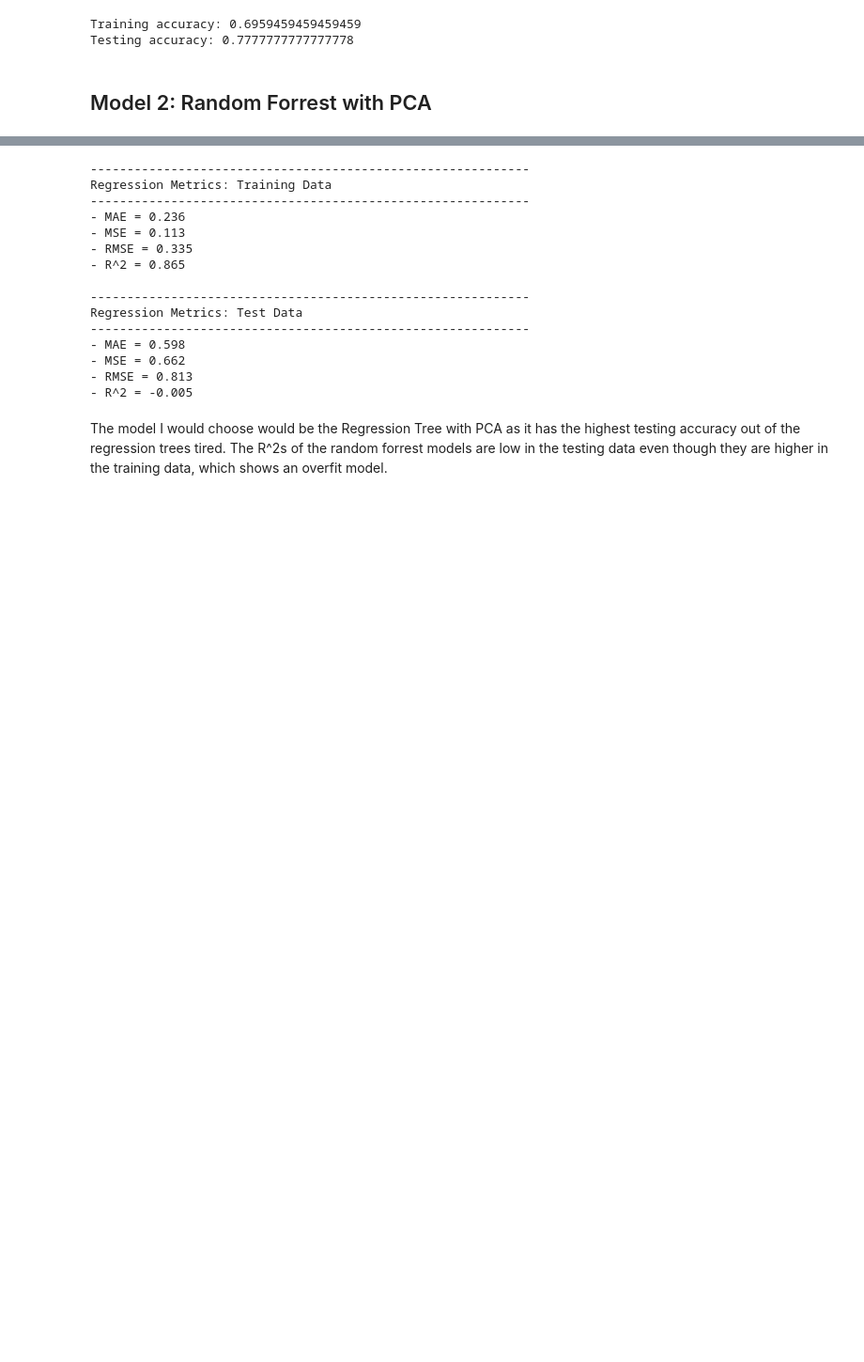
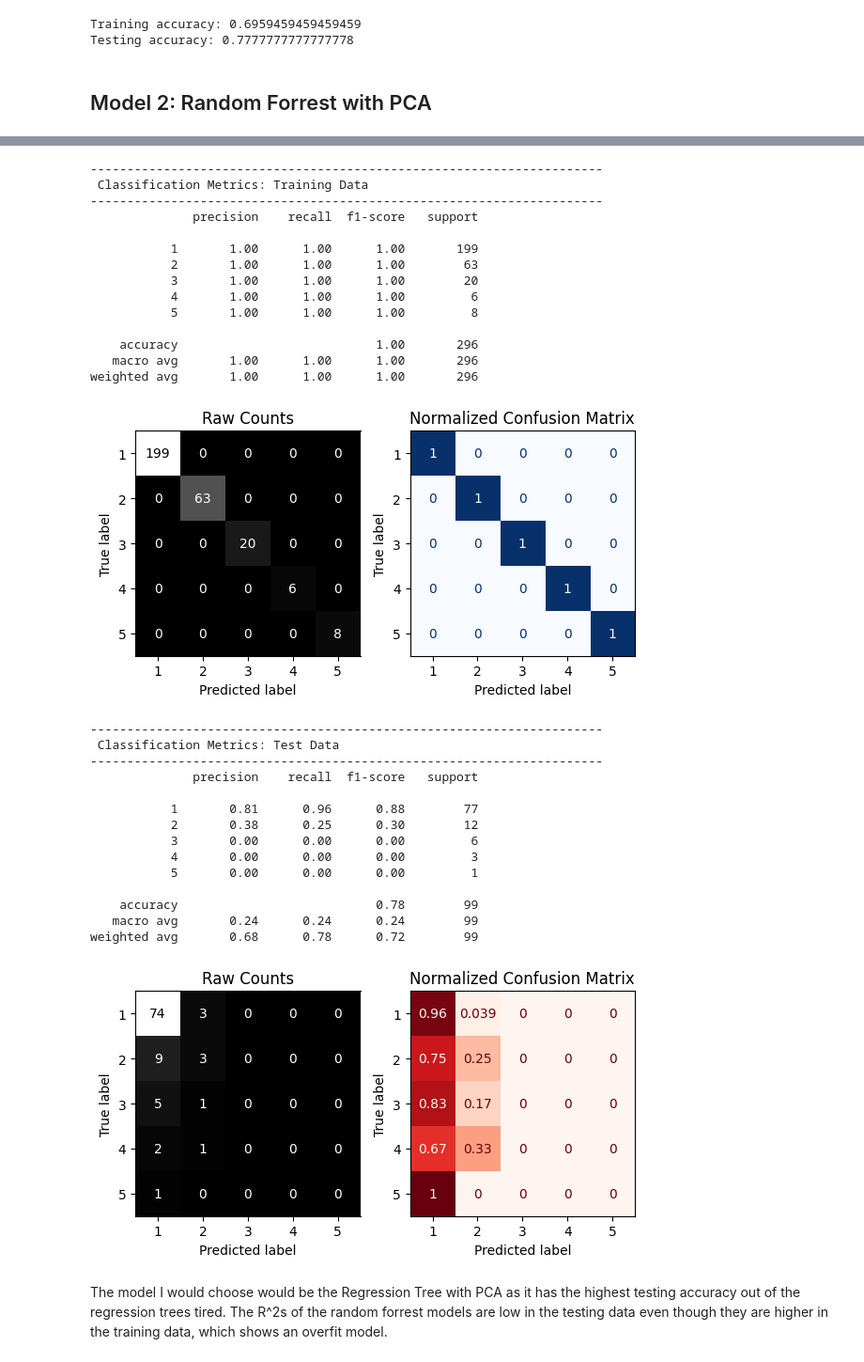
Before and after one commit to kassiedancer92/Machine_Learning, a Jupyter notebook: project_2.ipynb, the cells around one changed output, grey strips where cells are left out. Shown at 94% size. Saved outputs shown, nothing was run; the diff lists cells and outputs as text; code cells hidden in the pictures; blank space fills up the shorter version.

```diff
--- a/project_2.ipynb
+++ b/project_2.ipynb
@@ -2074,7 +2117,8 @@ Testing accuracy: 0.7777777777777778
 # Create a transformer pipeline
 transformer = make_pipeline(StandardScaler(), PCA(n_components=7))
 # %%
-rf = RandomForestRegressor(random_state = 42)
+# Instantiate default random forest model
+rf = RandomForestClassifier(random_state = 42)
 # Create a modeling pipeline
 rf_pipe = make_pipeline(transformer, rf)
 rf_pipe.fit(X_train_processed, y_train)
@@ -2087,21 +2131,35 @@ Pipeline(steps=[('pipeline',
 # %%
-# Use custom function to evaluate default model
-evaluate_regression(rf_pipe, X_train_processed, y_train, X_test_processed, y_test)
+evaluate_classification(rf_pipe, X_train_processed, y_train, X_test_processed, y_test)
 # %% [output]
-------------------------------------------------------------
-Regression Metrics: Training Data
-------------------------------------------------------------
-- MAE = 0.236
-- MSE = 0.113
-- RMSE = 0.335
-- R^2 = 0.865
+----------------------------------------------------------------------
+ Classification Metrics: Training Data
+----------------------------------------------------------------------
+              precision    recall  f1-score   support
 
-------------------------------------------------------------
-Regression Metrics: Test Data
-------------------------------------------------------------
-- MAE = 0.598
-- MSE = 0.662
-- RMSE = 0.813
-- R^2 = -0.005
+           1       1.00      1.00      1.00       199
+           2       1.00      1.00      1.00        63
+           3       1.00      1.00      1.00        20
+           4       1.00      1.00      1.00         6
+           5       1.00      1.00      1.00         8
+
+    accuracy                           1.00       296
+   macro avg       1.00      1.00      1.00       296
+weighted avg       1.00      1.00      1.00       296
+[figure, added]
+----------------------------------------------------------------------
+ Classification Metrics: Test Data
+----------------------------------------------------------------------
+              precision    recall  f1-score   support
+
+           1       0.81      0.96      0.88        77
+           2       0.38      0.25      0.30        12
+           3       0.00      0.00      0.00         6
+           4       0.00      0.00      0.00         3
+           5       0.00      0.00      0.00         1
+
+    accuracy                           0.78        99
+   macro avg       0.24      0.24      0.24        99
+weighted avg       0.68      0.78      0.72        99
+[figure, added]
 # %% [markdown]
 The model I would choose would be the Regression Tree with PCA as it has the highest testing accuracy out of the regression trees tired. The R^2s of the random forrest models are low in the testing data even though they are higher in the training data, which shows an overfit model.
```
Also changed, not shown: parts of 6 cells of this notebook.
